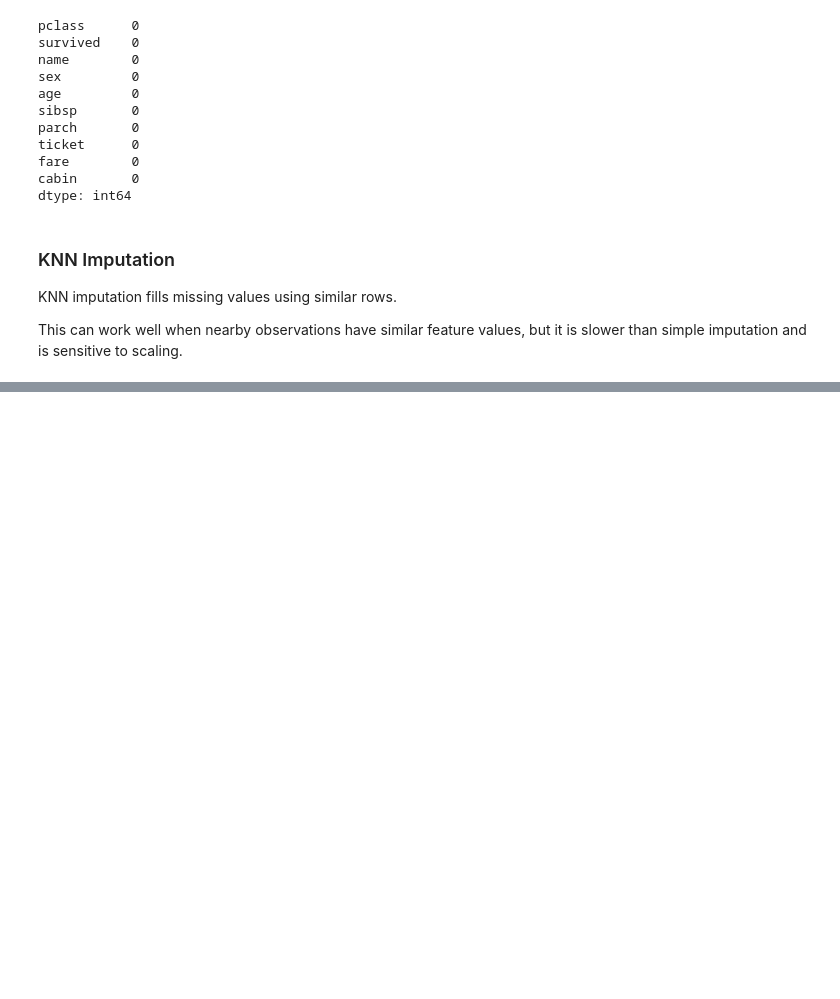
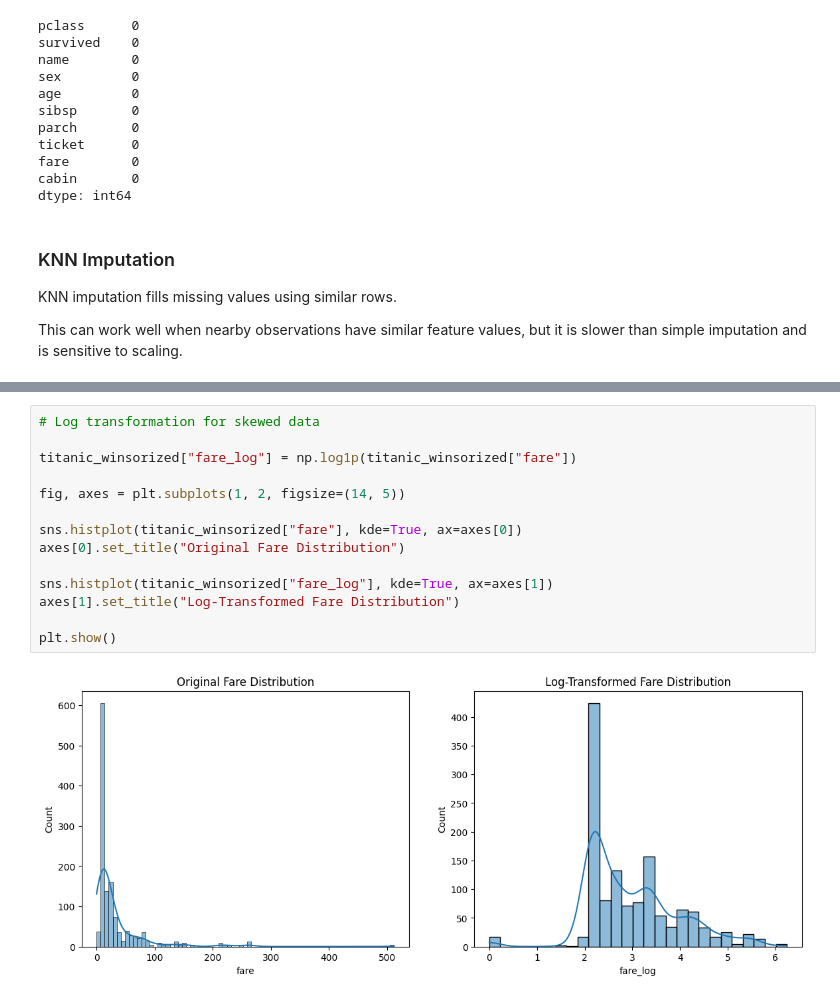
Before and after one commit to ninadparab/Data-Science-and-Machine-Learning-Guides, a Jupyter notebook: Data Cleaning.ipynb, the cells around one changed output, grey strips where cells are left out. Drawn from its saved outputs; the diff is of its cells as text; blank space fills up the shorter version.

```diff
--- a/Data Cleaning.ipynb
+++ b/Data Cleaning.ipynb
@@ -188,0 +366,16 @@ display(titanic_knn_imputed.loc[missing_age_indices].head())
+# %%
+# Log transformation for skewed data
+
+titanic_winsorized["fare_log"] = np.log1p(titanic_winsorized["fare"])
+
+fig, axes = plt.subplots(1, 2, figsize=(14, 5))
+
+sns.histplot(titanic_winsorized["fare"], kde=True, ax=axes[0])
+axes[0].set_title("Original Fare Distribution")
+
+sns.histplot(titanic_winsorized["fare_log"], kde=True, ax=axes[1])
+axes[1].set_title("Log-Transformed Fare Distribution")
+
+plt.show()
+# %% [output]
+[figure, added]
```
Also changed, not shown: parts of 37 cells of this notebook, 1 other file.
